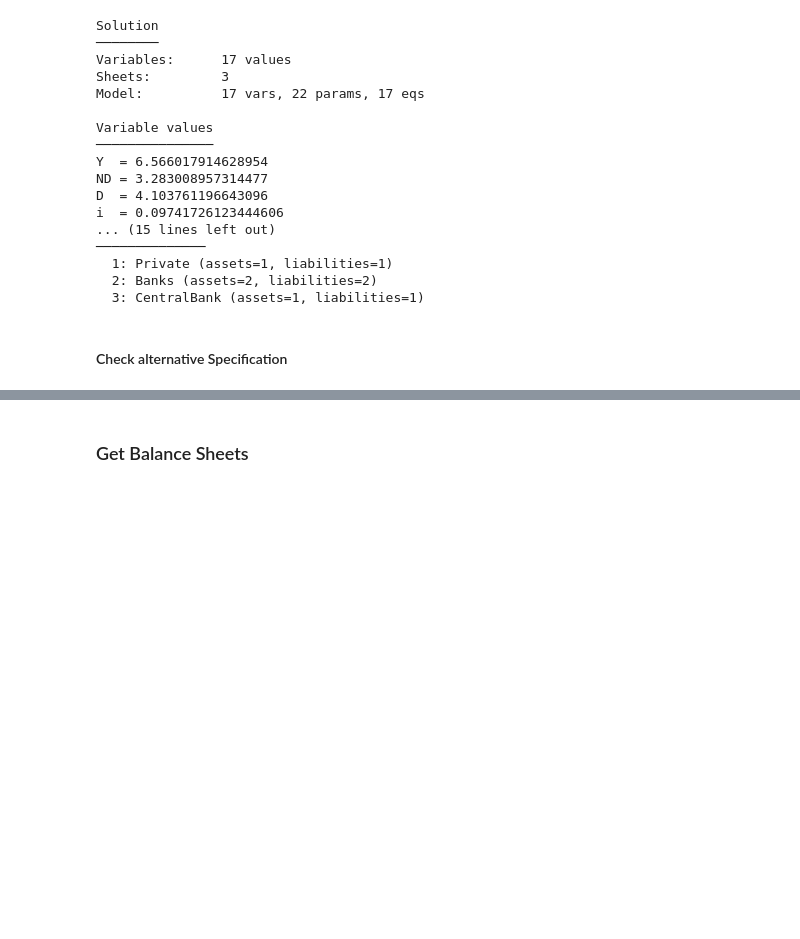
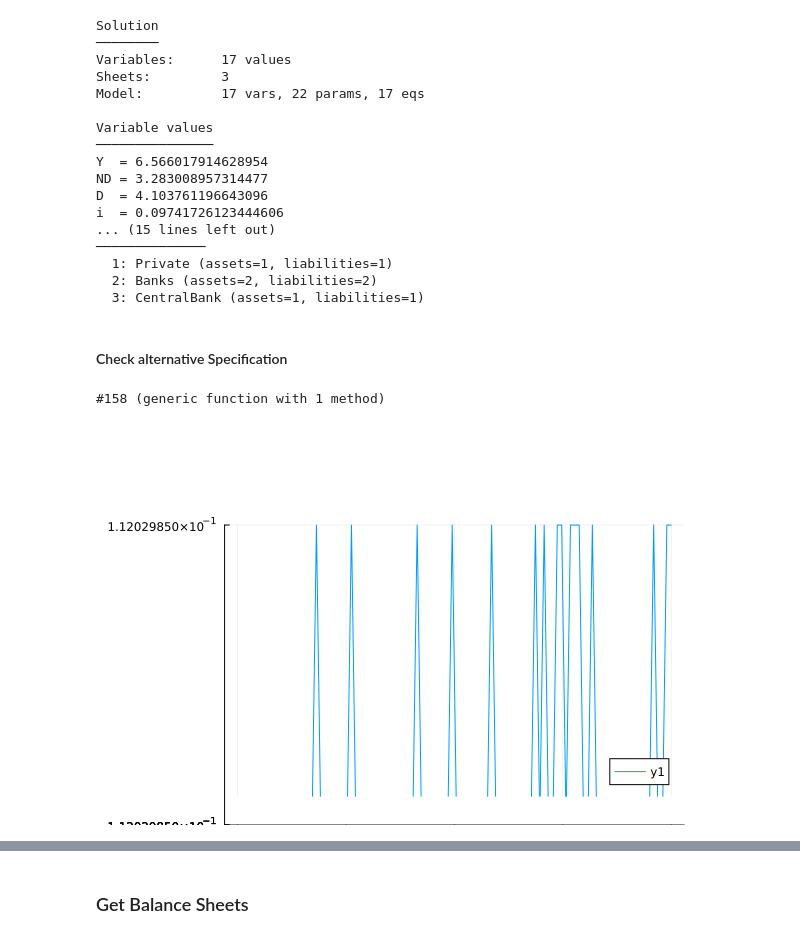
Before and after one commit to theplatters/PKAssetPrices, a Jupyter notebook: notebooks/Compare-SD-spec.ipynb, the cells around one changed output, grey strips where cells are left out. Saved outputs shown, nothing was run; the diff lists cells and outputs as text; code cells hidden in the pictures; blank space fills up the shorter version.

```diff
--- a/notebooks/Compare-SD-spec.ipynb
+++ b/notebooks/Compare-SD-spec.ipynb
@@ -100,5 +97,17 @@ i  = 0.09741726123444606
   3: CentralBank (assets=1, liabilities=1)
 # %% [markdown]
 #### Check alternative Specification
+# %%
+g = x -> solve_model(Static.@scenario Static.AssetPKSDcompare begin
+    s2 = x
+end)
+# %% [output]
+#158 (generic function with 1 method)
+# %%
+Plots.plot(LinRange(0.5,0.9,100),map(g.(LinRange(0.5,0.9,100))) do x
+   x.r
+end)
+# %% [output]
+[figure, added]
 # %%
 scen1a = Static.@scenario Static.AssetPKSDcompare begin
```
Also changed, not shown: parts of 4 cells of this notebook, 3 other files.
